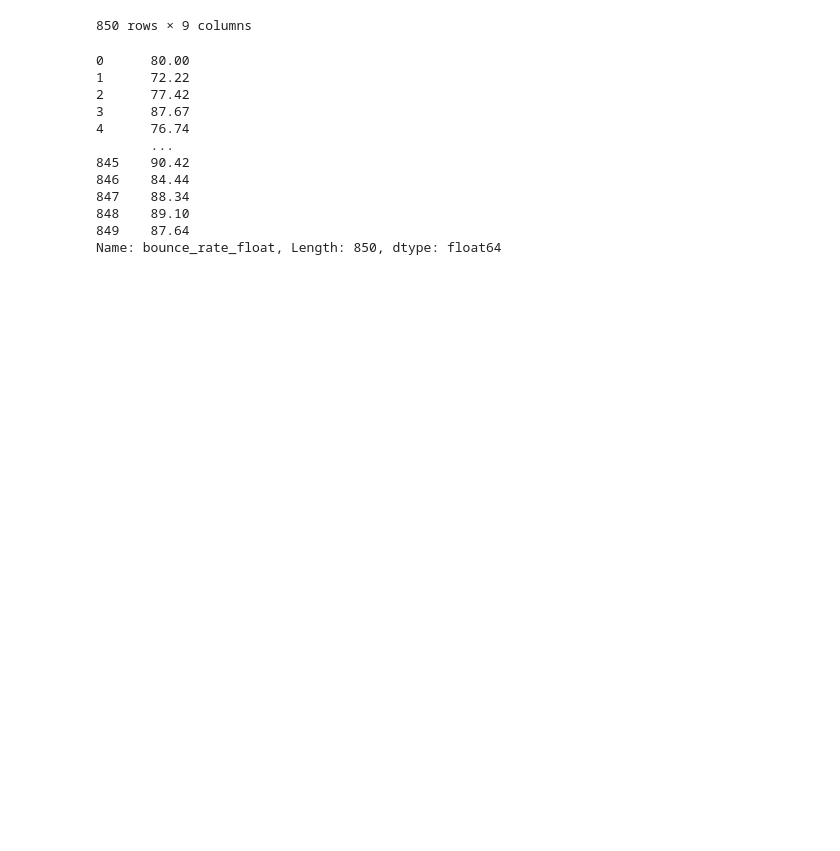
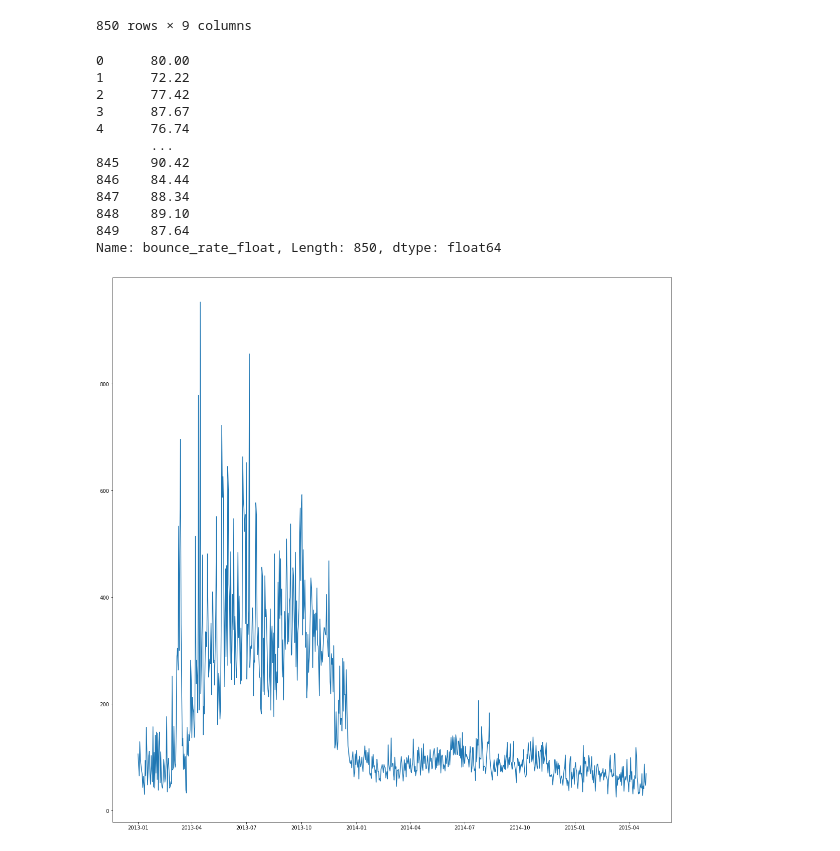
Before and after one commit to ngong123/citadel-datathon-2021, a Jupyter notebook: notebook.ipynb, the cells around one changed output. Saved outputs shown, nothing was run; the diff lists cells and outputs as text; code cells hidden in the pictures; blank space fills up the shorter version.

Commit message:
plots

```diff
--- a/notebook.ipynb
+++ b/notebook.ipynb
@@ -44,3 +44,13 @@ df['bounce_rate_float']
 Name: bounce_rate_float, Length: 850, dtype: float64
 # %%
 df['session_duration_float'] = df['session_duration'].apply(time_convert)
+# %%
+ df['date'] = pd.to_datetime(df['date'])
+# %%
+import matplotlib
+matplotlib.rcParams['figure.figsize'] = [20, 20]
+# %%
+plt.plot(df['date'], df['session_duration_float'])
+plt.show()
+# %% [output]
+[figure, added]
```
Also changed, not shown: parts of 2 cells of this notebook.
